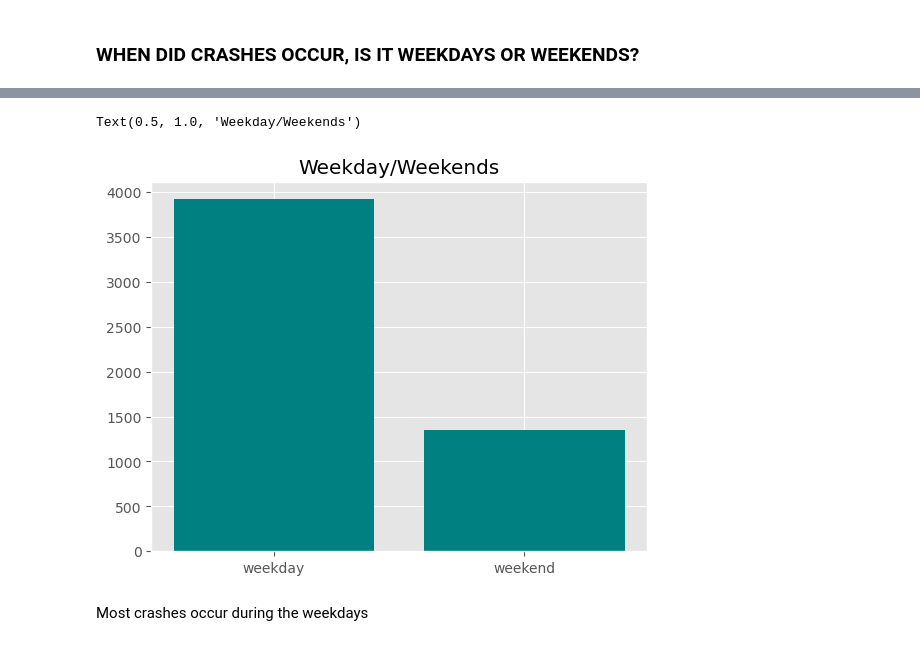
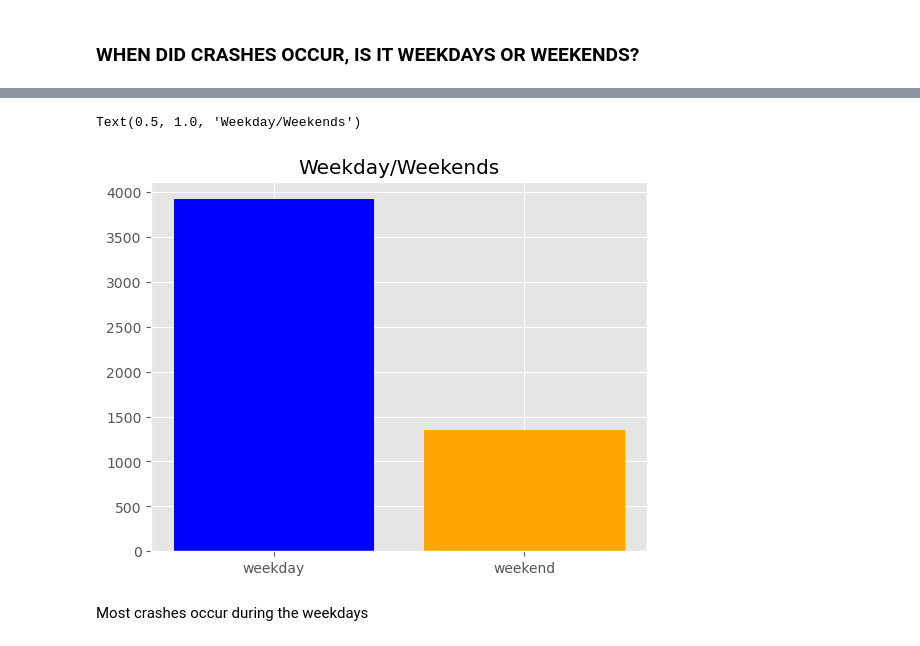
Before and after one commit to danielkimutai/Airplane-crashes-and-fatalities-analysis, a Jupyter notebook: index.ipynb, the cells around one changed output, grey strips where cells are left out. Saved outputs shown, nothing was run; the diff lists cells and outputs as text; code cells hidden in the pictures.

```diff
--- a/index.ipynb
+++ b/index.ipynb
@@ -201,7 +201,7 @@ df.duplicated().sum()
 ## FEATURE ENGINEERING
 # %%
 #dropping columns that I won't be using
-df.drop(['Route','Type','cn/In'],axis=1,inplace=True)
+df.drop(['Route','cn/In'],axis=1,inplace=True)
 # %%
 #converting floats into objects
 df['Aboard']=df['Aboard'].astype(int)
@@ -219,4 +219,7 @@ df['survival_rate ']=df['Survivors']/df['Aboard']*100
 df['Fatality_rate']=df['Fatalities']/df['Aboard']*100
+# %%
+##getting to know if the plane was a military plane or not
+df["Is Military"] = df['Operator'].str.contains("Military",regex=False)
 # %%
 #getting the year,month and day the crashes
 df['Date'] = pd.to_datetime(df['Date'])
@@ -362,10 +355,11 @@ df.head()
 # %%
 dayweek_count=df['day1'].value_counts()
-plt.bar(dayweek_count.index,dayweek_count,color='Teal')
+c='Blue','Orange'
+plt.bar(dayweek_count.index,dayweek_count,color=c)
 plt.title('Weekday/Weekends')
 # %% [output]
 Text(0.5, 1.0, 'Weekday/Weekends')
-[figure, old version]
+[figure, new version]
 # %% [markdown]
 Most crashes occur during the weekdays
 # %% [markdown]
```
Also changed, not shown: parts of 39 cells of this notebook.
